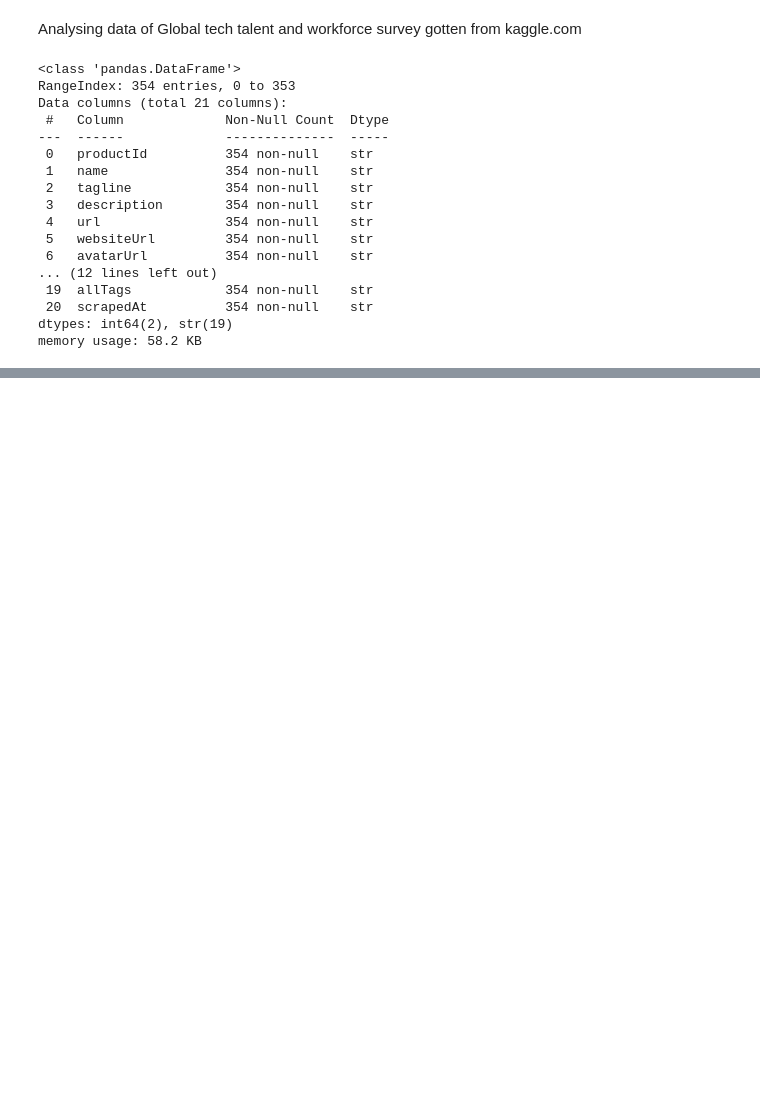
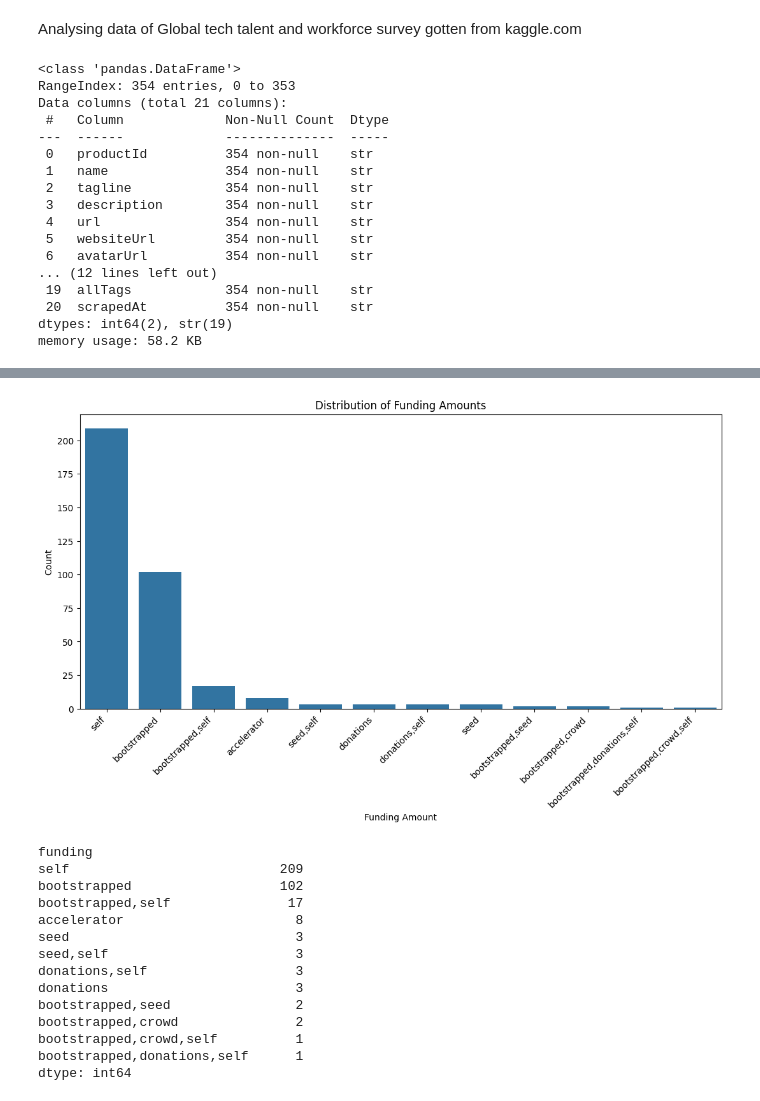
Before and after one commit to BelemaGrend/Analysis-of-Global-Talent-and-Worksforce-data---Kaggle, a Jupyter notebook: Analysis notebook.ipynb, the cells around one changed output, grey strips where cells are left out. Drawn from its saved outputs; the diff is of its cells as text; code cells hidden in the pictures; blank space fills up the shorter version.

```diff
--- a/Analysis notebook.ipynb
+++ b/Analysis notebook.ipynb
@@ -126,0 +143,28 @@ plt.show()
+# %%
+funding_split = df['funding'].value_counts()
+# print(f"Funding distribution: \n{funding_split}")
+funding_summary = df.pivot_table(index='funding', aggfunc = 'size').sort_values(ascending = False)
+plt.figure(figsize=(13, 6))
+sns.barplot(x=funding_split.index, y=funding_split.values)
+plt.title('Distribution of Funding Amounts')
+plt.xlabel('Funding Amount')
+plt.ylabel('Count')
+plt.xticks(rotation=45, ha='right')
+plt.show()
+funding_summary
+# %% [output]
+[figure, added]
+funding
+self                           209
+bootstrapped                   102
+bootstrapped,self               17
+accelerator                      8
+seed                             3
+seed,self                        3
+donations,self                   3
+donations                        3
+bootstrapped,seed                2
+bootstrapped,crowd               2
+bootstrapped,crowd,self          1
+bootstrapped,donations,self      1
+dtype: int64
```
Also changed, not shown: parts of 9 cells of this notebook.
